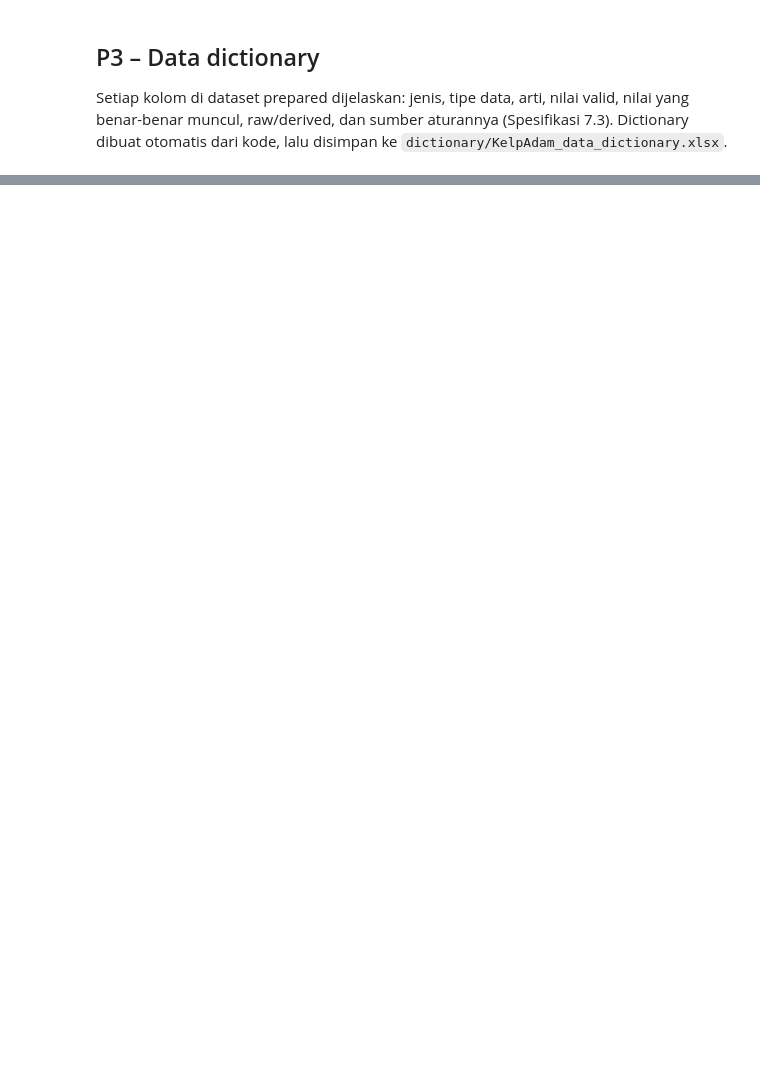
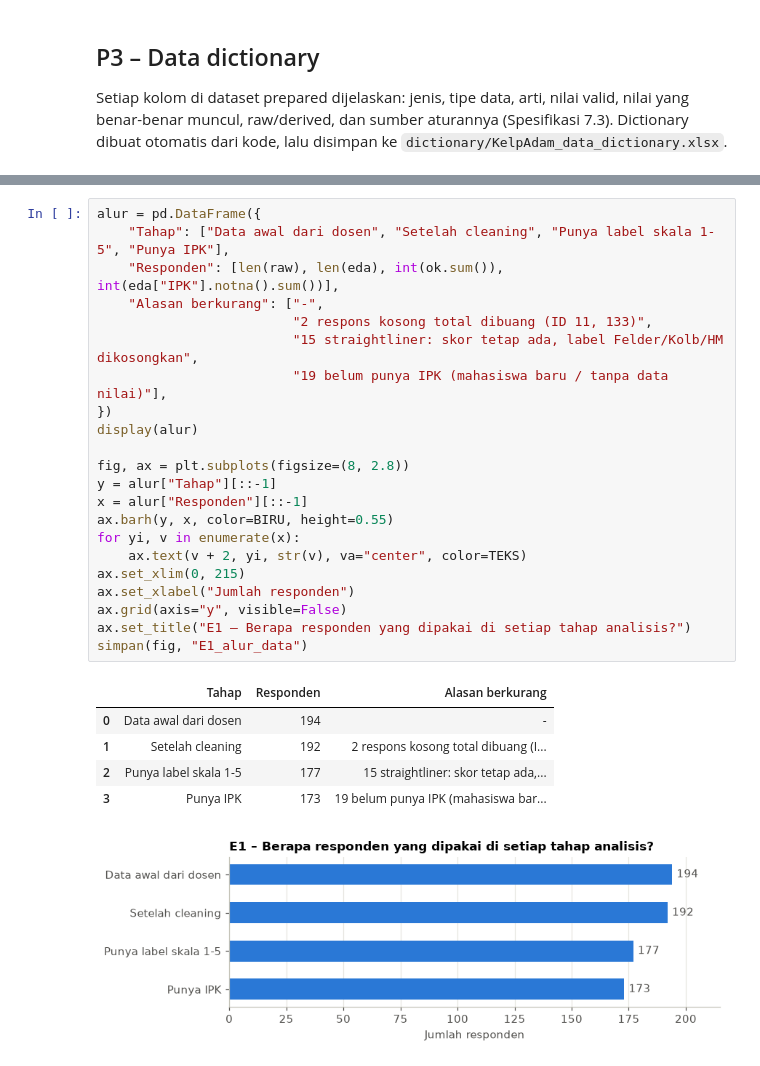
Before and after one commit to edwardchristi4n/machine_learning_exam, a Jupyter notebook: notebook/KelpAdam_UTS_DataPreparation_EDA.ipynb, the cells around one changed output, grey strips where cells are left out. Saved outputs shown, nothing was run; the diff lists cells and outputs as text; blank space fills up the shorter version.

```diff
--- a/notebook/KelpAdam_UTS_DataPreparation_EDA.ipynb
+++ b/notebook/KelpAdam_UTS_DataPreparation_EDA.ipynb
@@ -1673,0 +1718,29 @@ Tersimpan: dictionary/KelpAdam_data_dictionary.xlsx -> 161 kolom terdokumentasi
+# %%
+alur = pd.DataFrame({
+    "Tahap": ["Data awal dari dosen", "Setelah cleaning", "Punya label skala 1-5", "Punya IPK"],
+    "Responden": [len(raw), len(eda), int(ok.sum()), int(eda["IPK"].notna().sum())],
+    "Alasan berkurang": ["-",
+                         "2 respons kosong total dibuang (ID 11, 133)",
+                         "15 straightliner: skor tetap ada, label Felder/Kolb/HM dikosongkan",
+                         "19 belum punya IPK (mahasiswa baru / tanpa data nilai)"],
+})
+display(alur)
+
+fig, ax = plt.subplots(figsize=(8, 2.8))
+y = alur["Tahap"][::-1]
+x = alur["Responden"][::-1]
+ax.barh(y, x, color=BIRU, height=0.55)
+for yi, v in enumerate(x):
+    ax.text(v + 2, yi, str(v), va="center", color=TEKS)
+ax.set_xlim(0, 215)
+ax.set_xlabel("Jumlah responden")
+ax.grid(axis="y", visible=False)
+ax.set_title("E1 – Berapa responden yang dipakai di setiap tahap analisis?")
+simpan(fig, "E1_alur_data")
+# %% [output]
+|  | Tahap | Responden | Alasan berkurang |
+| 0 | Data awal dari dosen | 194 | - |
+| 1 | Setelah cleaning | 192 | 2 respons kosong total dibuang (I... |
+| 2 | Punya label skala 1-5 | 177 | 15 straightliner: skor tetap ada,... |
+| 3 | Punya IPK | 173 | 19 belum punya IPK (mahasiswa bar... |
+[figure, added]
```
Also changed, not shown: parts of 17 cells of this notebook, 8 other files.
